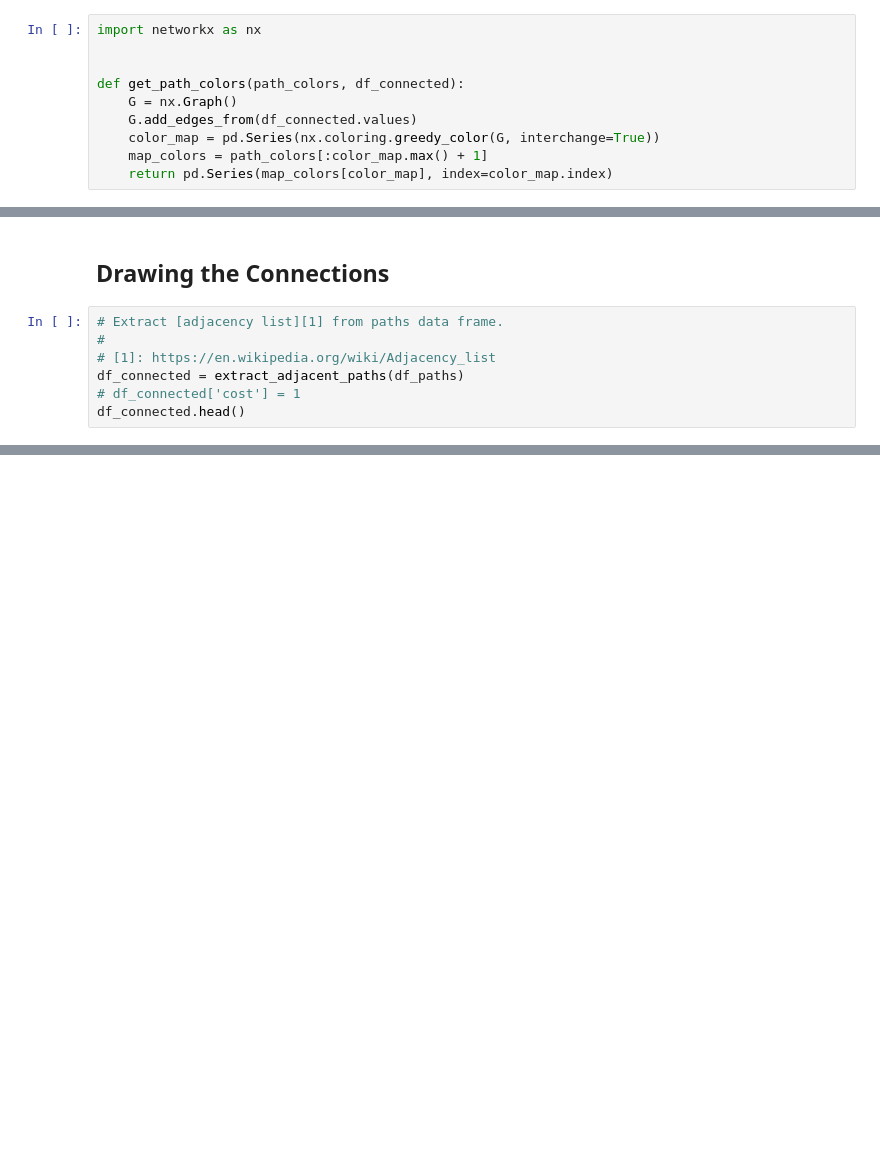
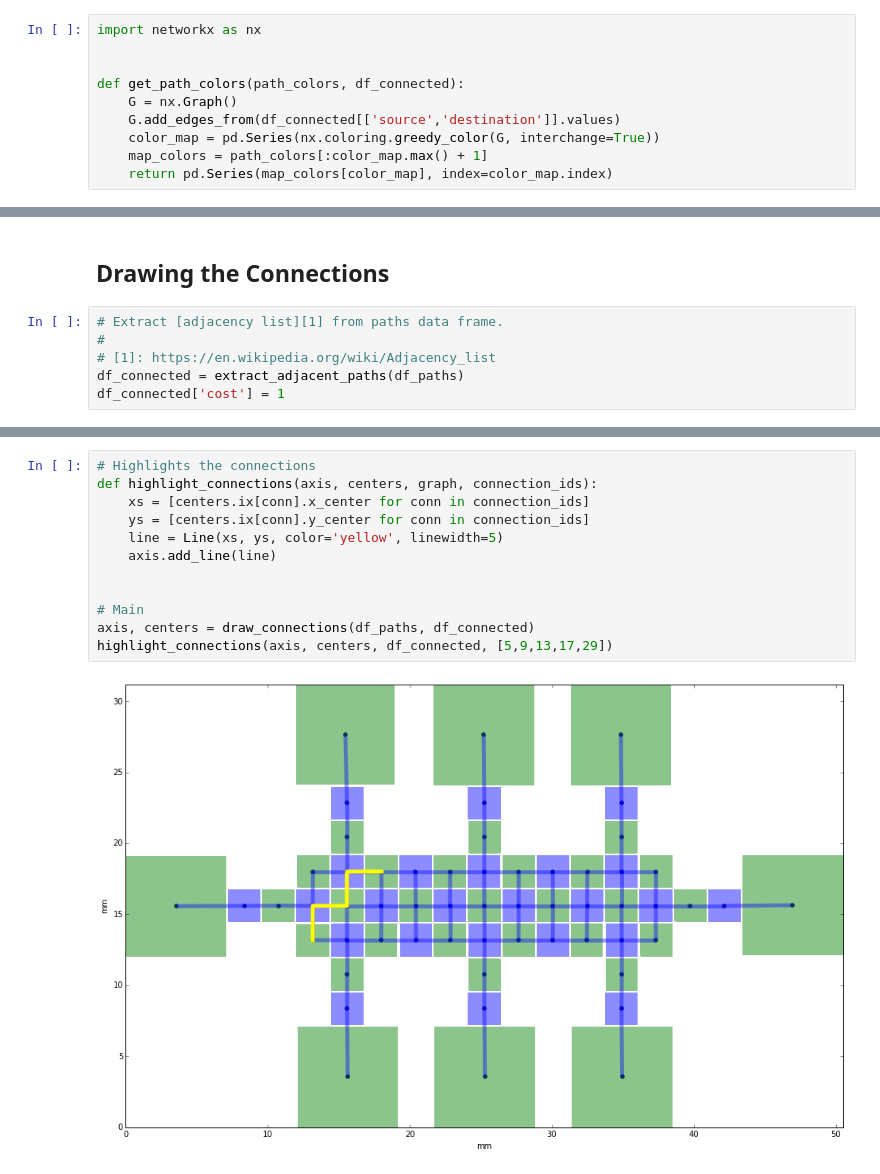
Before and after one commit to ajitpawar/device-connection-graph, a Jupyter notebook: Device connection graph.v4.ipynb, the cells around one changed output, grey strips where cells are left out. Saved outputs shown, nothing was run; the diff lists cells and outputs as text; blank space fills up the shorter version.

Commit message:
update highlight function

```diff
--- a/Device connection graph.v4.ipynb
+++ b/Device connection graph.v4.ipynb
@@ -51,7 +52,7 @@ import networkx as nx
 
 def get_path_colors(path_colors, df_connected):
     G = nx.Graph()
-    G.add_edges_from(df_connected.values)
+    G.add_edges_from(df_connected[['source','destination']].values)
     color_map = pd.Series(nx.coloring.greedy_color(G, interchange=True))
     map_colors = path_colors[:color_map.max() + 1]
     return pd.Series(map_colors[color_map], index=color_map.index)
@@ -181,5 +182,4 @@ pass
 #
 # [1]: https://en.wikipedia.org/wiki/Adjacency_list
 df_connected = extract_adjacent_paths(df_paths)
-# df_connected['cost'] = 1
-df_connected.head()
+df_connected['cost'] = 1
@@ -237,0 +218,14 @@ for index in highlight_indexes:
+# %%
+# Highlights the connections
+def highlight_connections(axis, centers, graph, connection_ids):
+    xs = [centers.ix[conn].x_center for conn in connection_ids]
+    ys = [centers.ix[conn].y_center for conn in connection_ids]
+    line = Line(xs, ys, color='yellow', linewidth=5)
+    axis.add_line(line)
+
+
+# Main
+axis, centers = draw_connections(df_paths, df_connected)
+highlight_connections(axis, centers, df_connected, [5,9,13,17,29])
+# %% [output]
+[figure, added]
```
Also changed, not shown: parts of 3 cells of this notebook.
